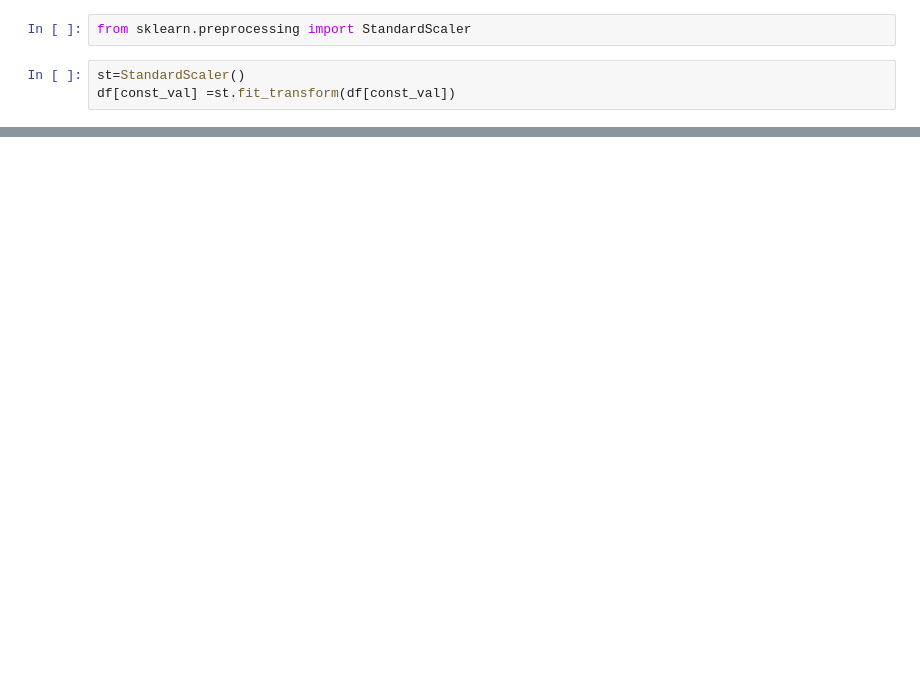
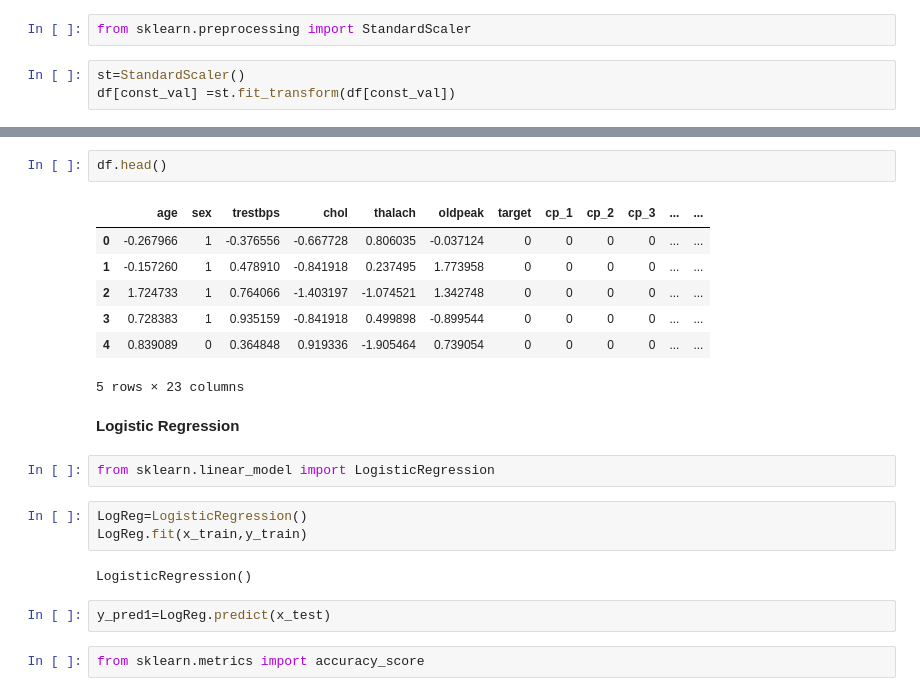
Before and after one commit to muneebkh/AI-Project, a Jupyter notebook: AI_Project.ipynb, the cells around one changed output, grey strips where cells are left out. Cells and saved outputs as stored; diff of their text form; blank space fills up the shorter version.

Commit message:
LOGISTIC REGRESSION AND SVC

```diff
--- a/AI_Project.ipynb
+++ b/AI_Project.ipynb
@@ -143,0 +210,23 @@ y_test
+# %%
+df.head()
+# %% [output]
+|  | age | sex | trestbps | chol | thalach | oldpeak | target | cp_1 | cp_2 | cp_3 | ... | ... |
+| 0 | -0.267966 | 1 | -0.376556 | -0.667728 | 0.806035 | -0.037124 | 0 | 0 | 0 | 0 | ... | ... |
+| 1 | -0.157260 | 1 | 0.478910 | -0.841918 | 0.237495 | 1.773958 | 0 | 0 | 0 | 0 | ... | ... |
+| 2 | 1.724733 | 1 | 0.764066 | -1.403197 | -1.074521 | 1.342748 | 0 | 0 | 0 | 0 | ... | ... |
+| 3 | 0.728383 | 1 | 0.935159 | -0.841918 | 0.499898 | -0.899544 | 0 | 0 | 0 | 0 | ... | ... |
+| 4 | 0.839089 | 0 | 0.364848 | 0.919336 | -1.905464 | 0.739054 | 0 | 0 | 0 | 0 | ... | ... |
+5 rows × 23 columns
+# %% [markdown]
+**Logistic Regression**
+# %%
+from sklearn.linear_model import LogisticRegression
+# %%
+LogReg=LogisticRegression()
+LogReg.fit(x_train,y_train)
+# %% [output]
+LogisticRegression()
+# %%
+y_pred1=LogReg.predict(x_test)
+# %%
+from sklearn.metrics import accuracy_score
```
Also changed, not shown: parts of 20 cells of this notebook.
